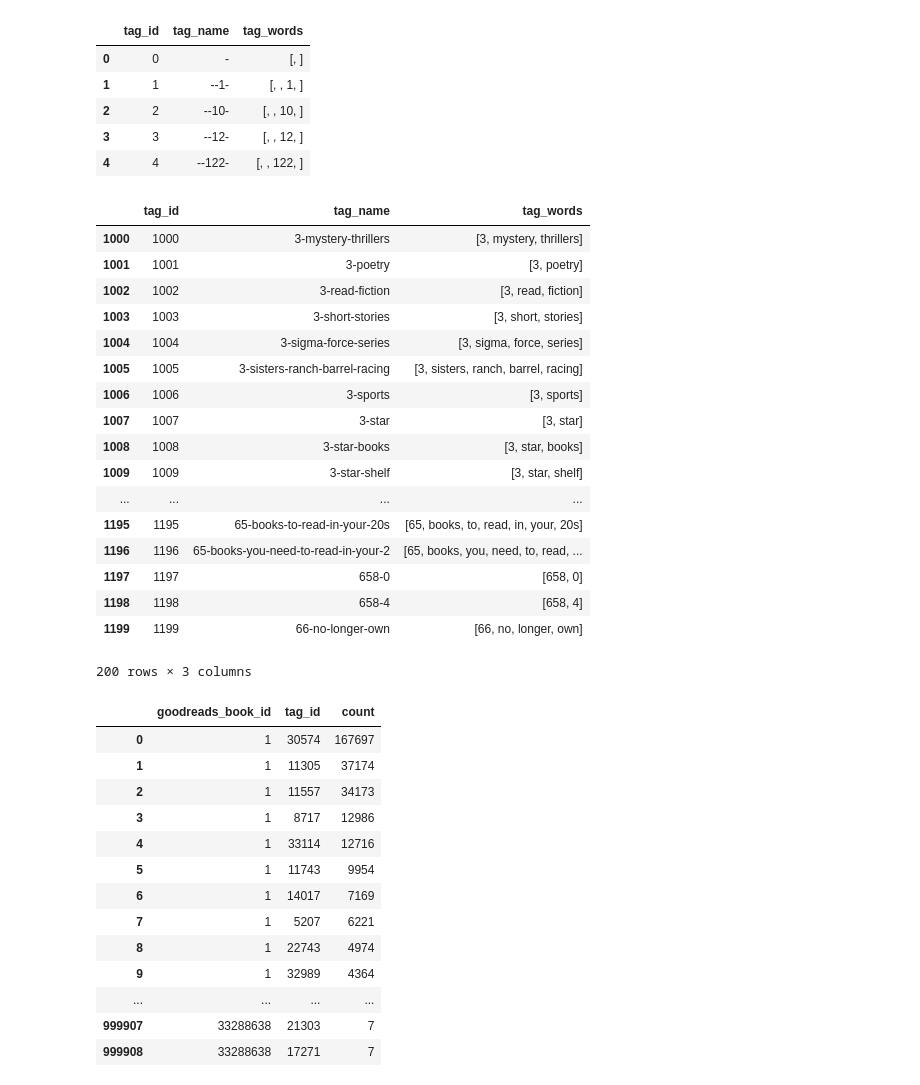
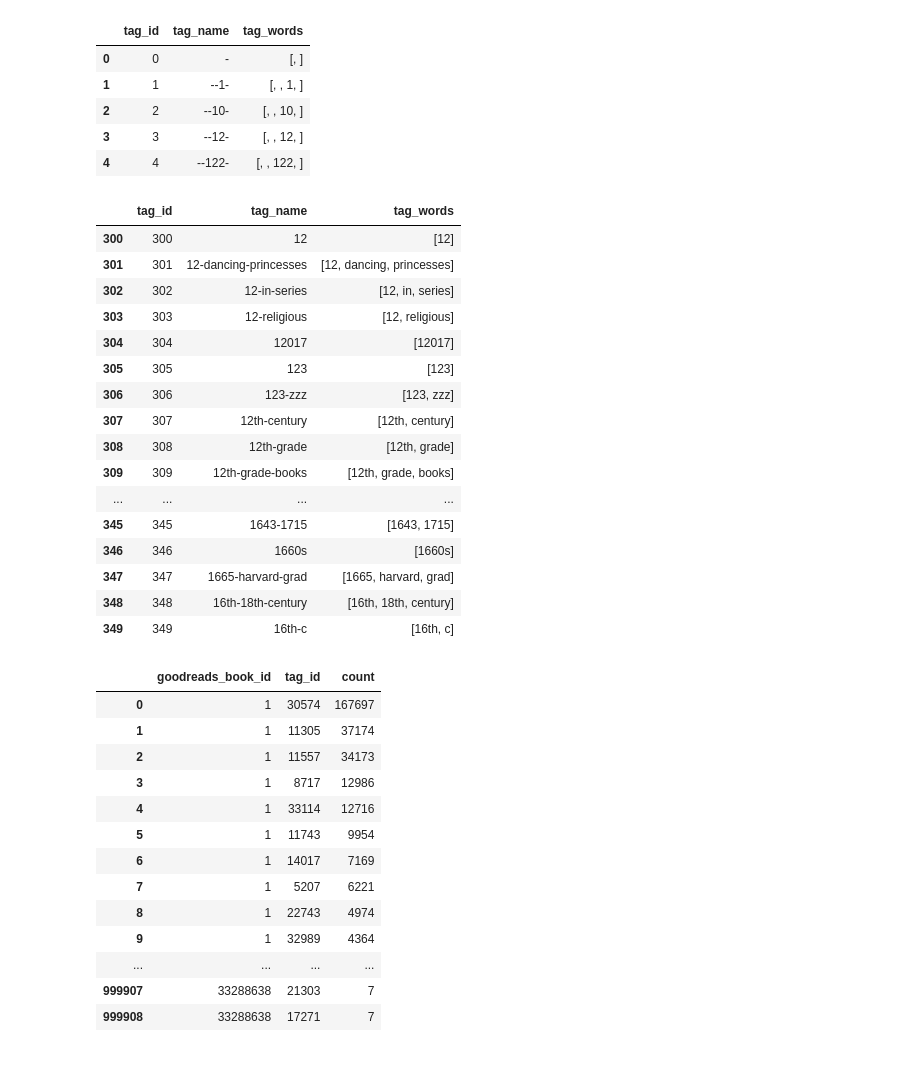
Before and after one commit to konelson/goodreads, a Jupyter notebook: goodreads_eda.ipynb, the cells around one changed output. Drawn from its saved outputs; the diff is of its cells as text; code cells hidden in the pictures.

```diff
--- a/goodreads_eda.ipynb
+++ b/goodreads_eda.ipynb
@@ -238,21 +234,0 @@ ratings %>%
-# %%
-tags_df[1000:1200]
-# %% [output]
-|  | tag_id | tag_name | tag_words |
-| 1000 | 1000 | 3-mystery-thrillers | [3, mystery, thrillers] |
-| 1001 | 1001 | 3-poetry | [3, poetry] |
-| 1002 | 1002 | 3-read-fiction | [3, read, fiction] |
-| 1003 | 1003 | 3-short-stories | [3, short, stories] |
-| 1004 | 1004 | 3-sigma-force-series | [3, sigma, force, series] |
-| 1005 | 1005 | 3-sisters-ranch-barrel-racing | [3, sisters, ranch, barrel, racing] |
-| 1006 | 1006 | 3-sports | [3, sports] |
-| 1007 | 1007 | 3-star | [3, star] |
-| 1008 | 1008 | 3-star-books | [3, star, books] |
-| 1009 | 1009 | 3-star-shelf | [3, star, shelf] |
-| ... | ... | ... | ... |
-| 1195 | 1195 | 65-books-to-read-in-your-20s | [65, books, to, read, in, your, 20s] |
-| 1196 | 1196 | 65-books-you-need-to-read-in-your-2 | [65, books, you, need, to, read, ... |
-| 1197 | 1197 | 658-0 | [658, 0] |
-| 1198 | 1198 | 658-4 | [658, 4] |
-| 1199 | 1199 | 66-no-longer-own | [66, no, longer, own] |
-200 rows × 3 columns
@@ -259,3 +237,23 @@ tags_df[1000:1200]
+# %%
+tags_df[300:350]
+# %% [output]
+|  | tag_id | tag_name | tag_words |
+| 300 | 300 | 12 | [12] |
+| 301 | 301 | 12-dancing-princesses | [12, dancing, princesses] |
+| 302 | 302 | 12-in-series | [12, in, series] |
+| 303 | 303 | 12-religious | [12, religious] |
+| 304 | 304 | 12017 | [12017] |
+| 305 | 305 | 123 | [123] |
+| 306 | 306 | 123-zzz | [123, zzz] |
+| 307 | 307 | 12th-century | [12th, century] |
+| 308 | 308 | 12th-grade | [12th, grade] |
+| 309 | 309 | 12th-grade-books | [12th, grade, books] |
+| ... | ... | ... | ... |
+| 345 | 345 | 1643-1715 | [1643, 1715] |
+| 346 | 346 | 1660s | [1660s] |
+| 347 | 347 | 1665-harvard-grad | [1665, harvard, grad] |
+| 348 | 348 | 16th-18th-century | [16th, 18th, century] |
+| 349 | 349 | 16th-c | [16th, c] |
 # %%
 booktags_df
 # %% [output]
```
Also changed, not shown: parts of 36 cells of this notebook, 11 other files.
